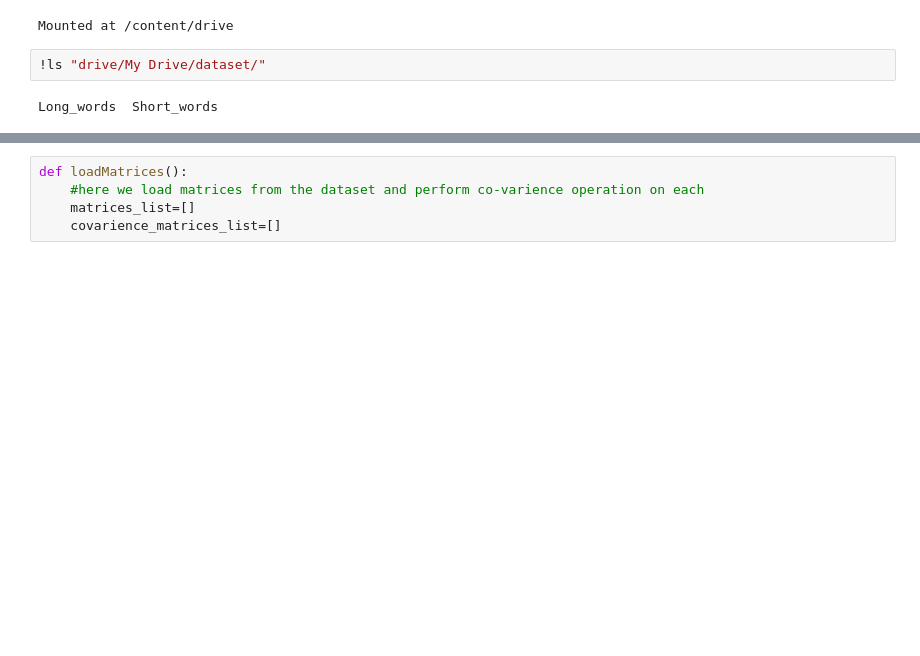
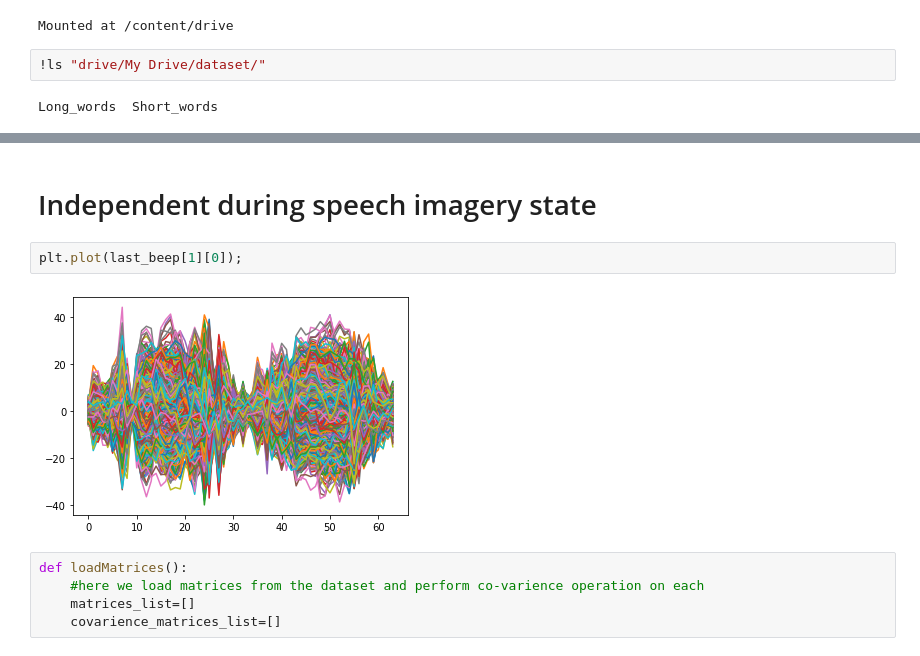
Before and after one commit to Syed-Osama-Hussain/Imagined-Speech-Prediction-from-EEG, a Jupyter notebook: main.ipynb, the cells around one changed output, grey strips where cells are left out. Drawn from its saved outputs; the diff is of its cells as text; blank space fills up the shorter version.

```diff
--- a/main.ipynb
+++ b/main.ipynb
@@ -117,3 +74,9 @@ plt.plot(numpy_array_beep[0][1])
+# %% [markdown]
+# Independent during speech imagery state
+# %%
+plt.plot(last_beep[1][0]);
+# %% [output]
+[figure, added]
 # %%
 def loadMatrices():
     #here we load matrices from the dataset and perform co-varience operation on each
```
Also changed, not shown: parts of 14 cells of this notebook.
